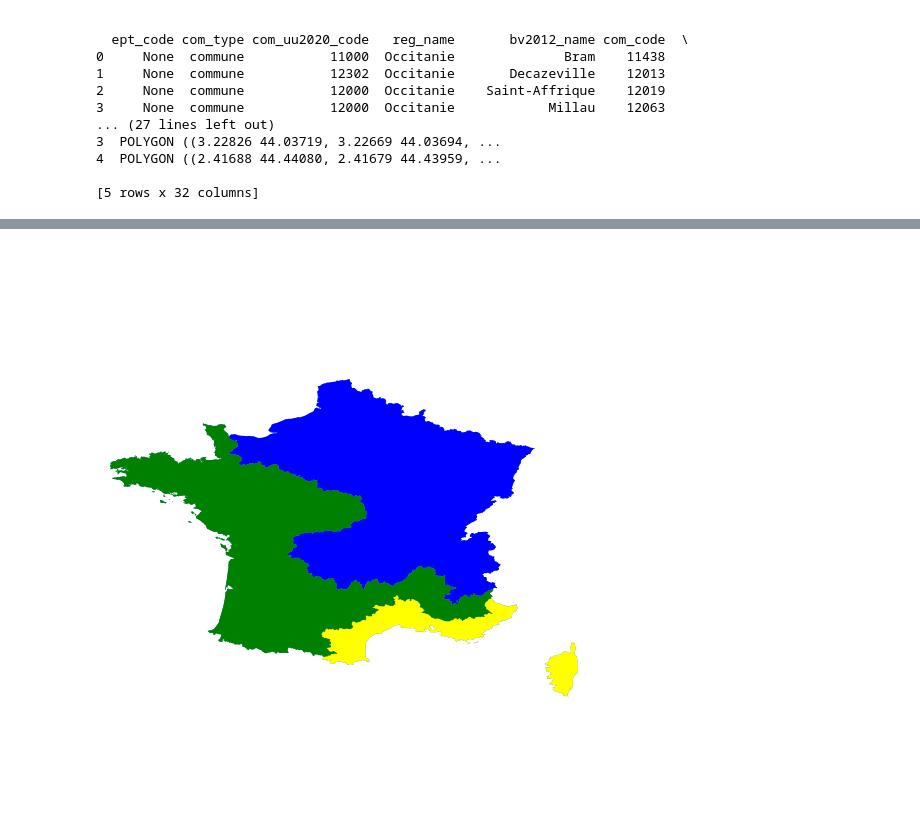
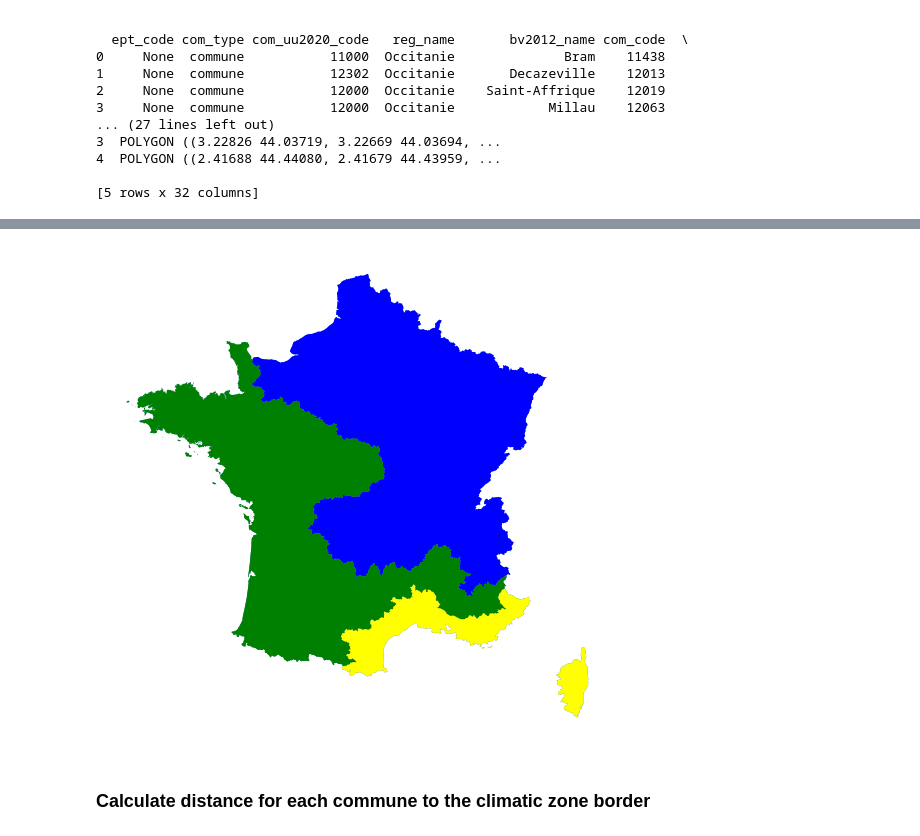
Before and after one commit to CIRED/ClimaticZone, a Jupyter notebook: main.ipynb, the cells around one changed output, grey strips where cells are left out. Drawn from its saved outputs; the diff is of its cells as text; code cells hidden in the pictures; blank space fills up the shorter version.

Commit message:
correcting climatic zone errors

```diff
--- a/main.ipynb
+++ b/main.ipynb
@@ -48 +59,4 @@ memory usage: 8.5+ MB
+# %%
+# changing coordinate
+georef['geometry'] = georef['geometry'].set_crs('EPSG:4326').to_crs('EPSG:3857')
 # %%
@@ -58,22 +73,19 @@ georef['climatic_zone_detailed'] = georef['dep_code'].replace(climatic_zone_deta
 georef = georef[georef['climatic_zone'].isin(['H1', 'H2', 'H3'])]
 # %%
 # define climatic zone
-unions = dict()
+zones = dict()
 for i in ['H1', 'H2', 'H3']:
     s = georef.loc[georef['climatic_zone'] == i, 'geometry']
-    unions.update({i: gpd.GeoSeries(s.unary_union)})
+    zones.update({i: gpd.GeoSeries(s.unary_union)})
 # %%
 color = {'H1': 'blue', 'H2': 'green', 'H3': 'yellow'}
 # %%
 # plot climatic zone
 fig, ax = plt.subplots(figsize=(16, 9))
-georef.plot(ax=ax)
-for k, union in unions.items():
-    union.plot(ax=ax, color=color[k])
+georef['geometry'].plot(ax=ax)
+for k, zone in zones.items():
+    zone.plot(ax=ax, color=color[k])
 ax.set_axis_off()
-ax.set_xlim(xmin=-5, xmax=10)
-ax.set_ylim(ymin=40, ymax=55)
-
 plt.show()
 # %% [output]
-[figure, old version]
+[figure, new version]
@@ -81,0 +92,2 @@ plt.show()
+# %% [markdown]
+### Calculate distance for each commune to the climatic zone border
```
Also changed, not shown: parts of 13 cells of this notebook.
